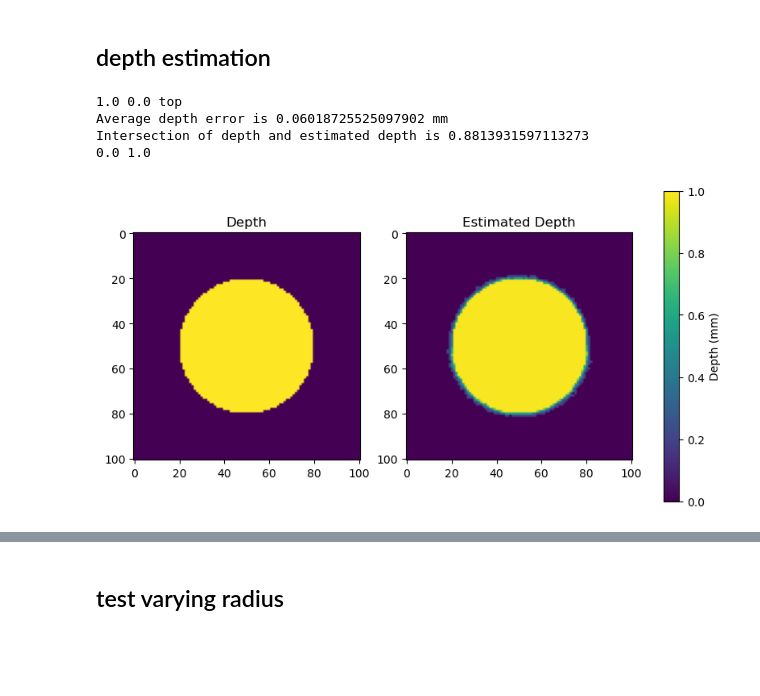
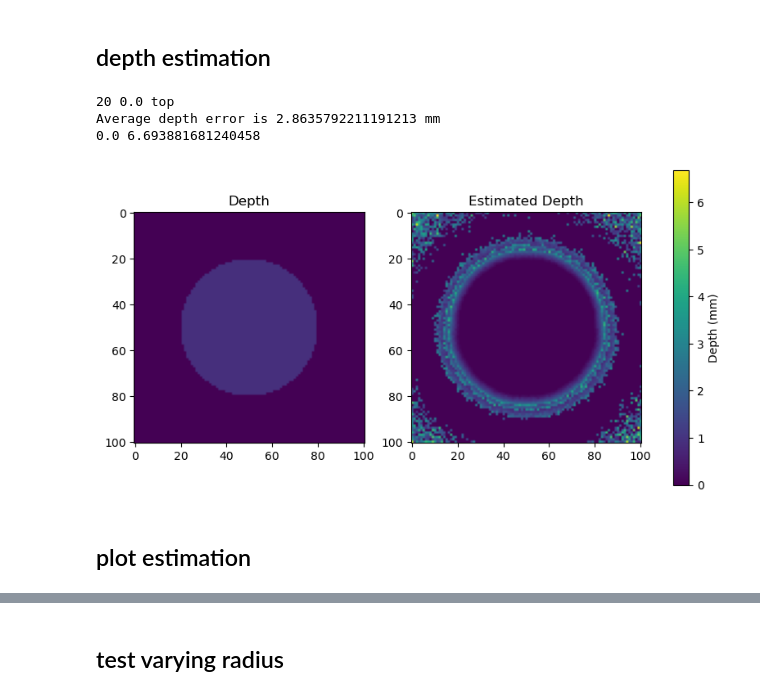
Before and after one commit to VictorH2208/gtx, a Jupyter notebook: numerical/analytical.ipynb, the cells around one changed output, grey strips where cells are left out. Saved outputs shown, nothing was run; the diff lists cells and outputs as text; code cells hidden in the pictures; blank space fills up the shorter version.

```diff
--- a/numerical/analytical.ipynb
+++ b/numerical/analytical.ipynb
@@ -638,31 +551,0 @@ def plot_fluorescence_depth_vs_others(F, fx, mua_x, mus_x, mua_m, mus_m, nrel, n
-# %%
-filepath = "data/cylinder/h1_r15_d0.mat"
-data = load_cylinder_data(filepath)
-sample_data = {
-    'fluorescence': data['F'],
-    'optical_props': data['OP'],
-    'reflectance': data['RE'],
-    'depth': data['DF'],
-    'concentration': data['QF']
-}
-
-F = sample_data.get('fluorescence')
-op = sample_data.get('optical_props')
-
-mua_x = op[..., 0]
-mus_x = op[..., 1]
-# mua_m, mus_m = extrapolate_opt_prop(mua_x, mus_x, 630, 700, absorber='IndiaInk', scatterer='Intralipid')
-mua_m = mua_x
-mus_m = mus_x
-
-fx = [0, 0.05, 0.1, 0.15, 0.2, 0.25]
-fx = np.array(fx)
-
-numericalVars = {
-    'fxDependence': True,
-    'hFl': 20,
-    'zDelta': 0.01,
-    'layerFl': 'top',
-    'depth_offset': 0,
-}
-plot_fluorescence_depth_vs_others(F, fx, mua_x, mus_x, mua_m, mus_m, 1.4, numericalVars)
@@ -714,7 +587,7 @@ def run_numerical_solver(filepath, hFl, zDelta, layerFl, depth_offset, type_data
         depth_offset = float(str_info[2][1:])
         if depth_offset > 10:
             depth_offset /= 10
-        hFl = float(str_info[0][1])
+        # hFl = float(str_info[0][1])
 
     if depth_offset > 0:
         layerFl = 'bottom'
@@ -810,13 +683,14 @@ def run_numerical_solver(filepath, hFl, zDelta, layerFl, depth_offset, type_data
 
     gt_depth = sample_data.get('depth')
     if depth_offset > 0 and type_data == 'cylinder':
-        gt_depth = np.where(gt_depth > 0, depth_offset + hFl, 0)
+        gt_depth = np.where(gt_depth > 0, depth_offset, 0)
     elif depth_offset == 0 and type_data == 'cylinder':
-        gt_depth = np.where(gt_depth > 0, hFl, 0)
+        m = np.max(gt_depth)
+        gt_depth = np.where(gt_depth > 0, m, 0)
 
     print(f"Average depth error is {np.sum(np.abs(z_est - gt_depth))/depth_pixel_count} mm")
 
-    print(f"Intersection of depth and estimated depth is {np.sum((gt_depth > 0) & (z_est > 0)) / predicted_depth_pixel_count}")
+    # print(f"Intersection of depth and estimated depth is {np.sum((gt_depth > 0) & (z_est > 0)) / predicted_depth_pixel_count}")
 
     test_data = {
         'depth': gt_depth,
@@ -828,18 +702,19 @@ def run_numerical_solver(filepath, hFl, zDelta, layerFl, depth_offset, type_data
 # %%
 run_numerical_solver(
     filepath=f"data/cylinder/h1_r15_d0.mat",
-    hFl=5,
+    hFl=20,
     zDelta=0.01,
     layerFl='top',
     depth_offset=0,
     type_data='cylinder',
     idx=None,
     fxDependence=True,
     extrapolation=False,
 )
 # %% [output]
-1.0 0.0 top
-Average depth error is 0.06018725525097902 mm
-Intersection of depth and estimated depth is 0.8813931597113273
-0.0 1.0
+20 0.0 top
+Average depth error is 2.8635792211191213 mm
+0.0 6.693881681240458
-[figure, old version]
+[figure, new version]
+# %% [markdown]
+## plot estimation
```
Also changed, not shown: parts of 11 cells of this notebook.
